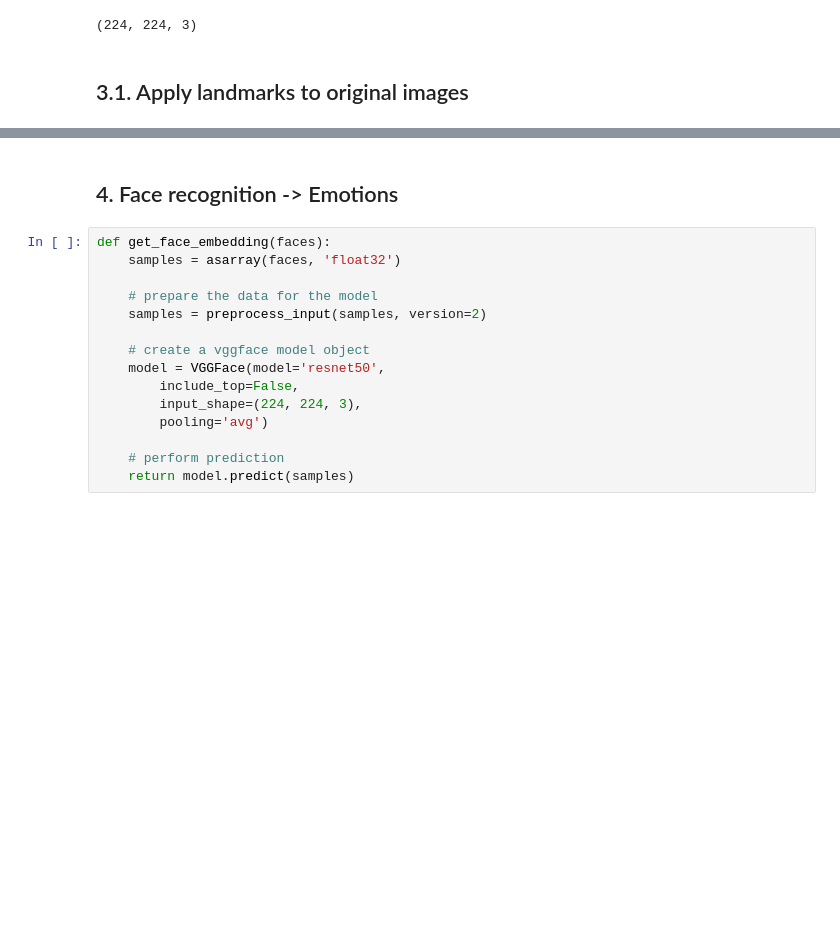
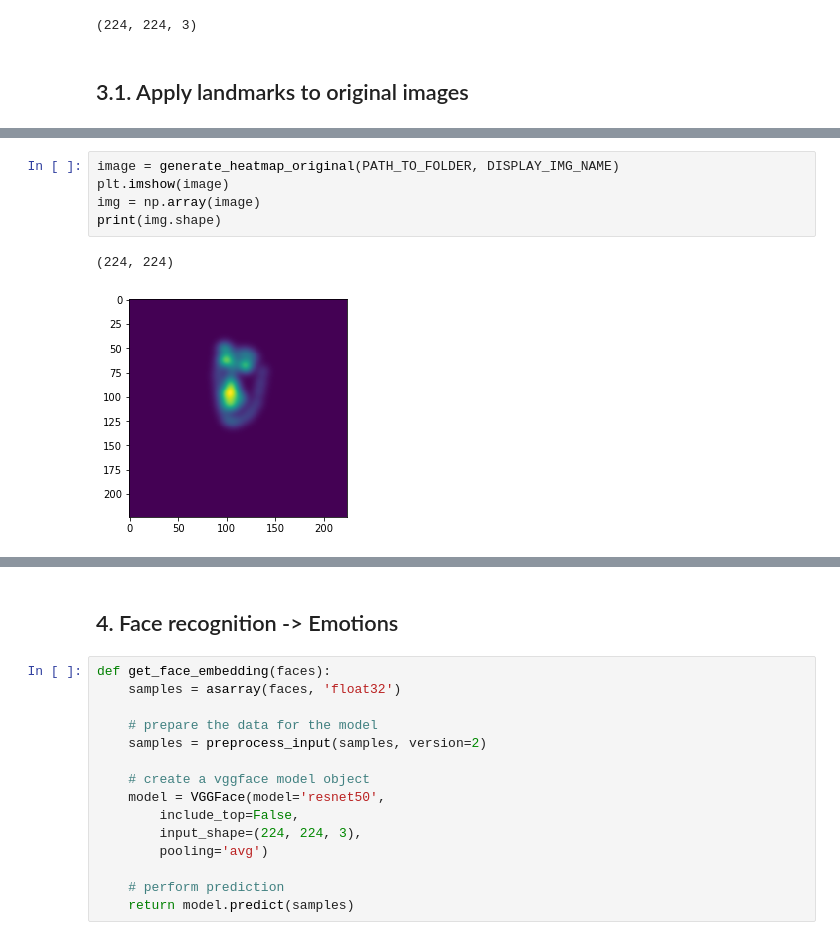
Before and after one commit to TobiKick/EmotionAnalytics_Prototype_Python, a Jupyter notebook: training/model_video_ipython.ipynb, the cells around one changed output, grey strips where cells are left out. Cells and saved outputs as stored; diff of their text form; blank space fills up the shorter version.

```diff
--- a/training/model_video_ipython.ipynb
+++ b/training/model_video_ipython.ipynb
@@ -516,3 +611,11 @@ plt.imshow(image)
+# %%
+image = generate_heatmap_original(PATH_TO_FOLDER, DISPLAY_IMG_NAME)
+plt.imshow(image)
+img = np.array(image)
+print(img.shape)
+# %% [output]
+(224, 224)
+[figure, added]
 # %%
 image = get_heatmap_from_file(PATH_TO_FOLDER, DISPLAY_IMG_NAME, False)
 plt.imshow(image)
```
Also changed, not shown: parts of 17 cells of this notebook, 7 other files.
